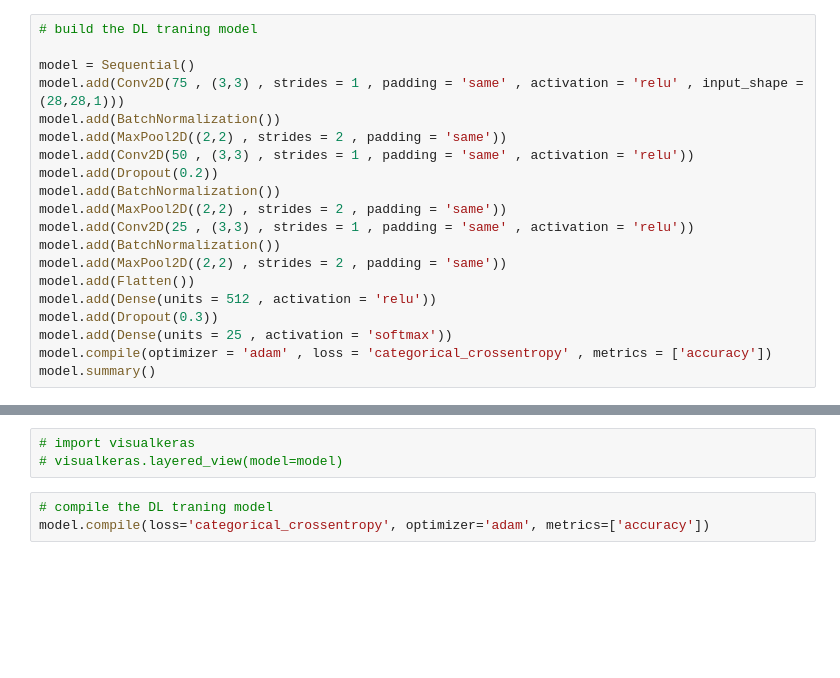
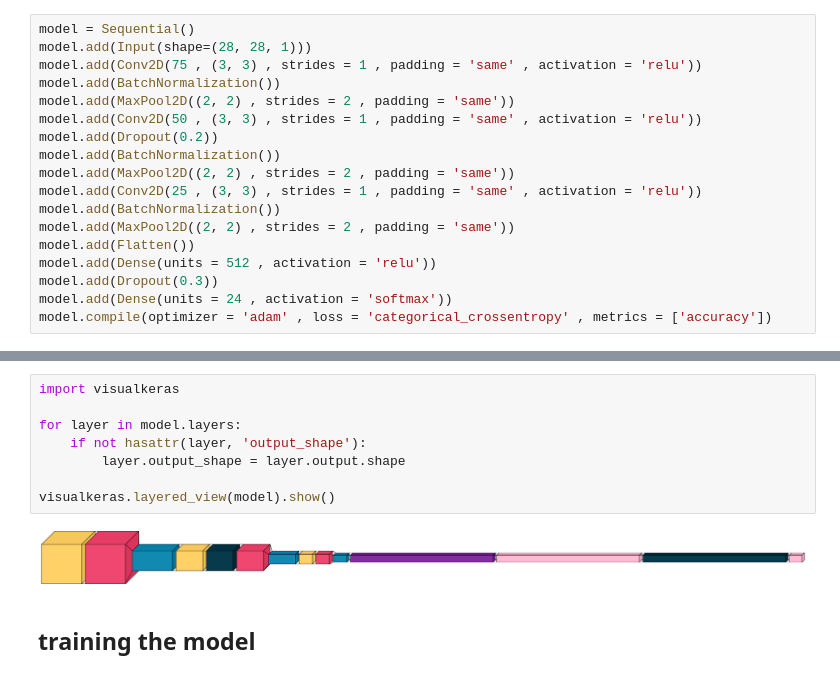
Before and after one commit to zamezamo/esp32_gesture_recognition, a Jupyter notebook: model/model.ipynb, the cells around one changed output, grey strips where cells are left out. Cells and saved outputs as stored; diff of their text form; blank space fills up the shorter version.

```diff
--- a/model/model.ipynb
+++ b/model/model.ipynb
@@ -102,20 +110,18 @@ print(_y_test[0], "==>", y_test[0])  # show the "categorization" for first one
 # %%
-# build the DL traning model
-
 model = Sequential()
-model.add(Conv2D(75 , (3,3) , strides = 1 , padding = 'same' , activation = 'relu' , input_shape = (28,28,1)))
+model.add(Input(shape=(28, 28, 1)))
+model.add(Conv2D(75 , (3, 3) , strides = 1 , padding = 'same' , activation = 'relu'))
 model.add(BatchNormalization())
-model.add(MaxPool2D((2,2) , strides = 2 , padding = 'same'))
-model.add(Conv2D(50 , (3,3) , strides = 1 , padding = 'same' , activation = 'relu'))
+model.add(MaxPool2D((2, 2) , strides = 2 , padding = 'same'))
+model.add(Conv2D(50 , (3, 3) , strides = 1 , padding = 'same' , activation = 'relu'))
 model.add(Dropout(0.2))
 model.add(BatchNormalization())
-model.add(MaxPool2D((2,2) , strides = 2 , padding = 'same'))
-model.add(Conv2D(25 , (3,3) , strides = 1 , padding = 'same' , activation = 'relu'))
+model.add(MaxPool2D((2, 2) , strides = 2 , padding = 'same'))
+model.add(Conv2D(25 , (3, 3) , strides = 1 , padding = 'same' , activation = 'relu'))
 model.add(BatchNormalization())
-model.add(MaxPool2D((2,2) , strides = 2 , padding = 'same'))
+model.add(MaxPool2D((2, 2) , strides = 2 , padding = 'same'))
 model.add(Flatten())
 model.add(Dense(units = 512 , activation = 'relu'))
 model.add(Dropout(0.3))
-model.add(Dense(units = 25 , activation = 'softmax'))
+model.add(Dense(units = 24 , activation = 'softmax'))
 model.compile(optimizer = 'adam' , loss = 'categorical_crossentropy' , metrics = ['accuracy'])
-model.summary()
@@ -144,7 +154,13 @@ Model: "sequential_1"
 # %%
-# import visualkeras
-# visualkeras.layered_view(model=model)
+import visualkeras
+
+for layer in model.layers:
+    if not hasattr(layer, 'output_shape'):
+        layer.output_shape = layer.output.shape
+
+visualkeras.layered_view(model).show()
+# %% [output]
+[figure, added]
-# %%
-# compile the DL traning model
-model.compile(loss='categorical_crossentropy', optimizer='adam', metrics=['accuracy'])
+# %% [markdown]
+## training the model
 # %%
```
Also changed, not shown: parts of 21 cells of this notebook, 1 other file.
